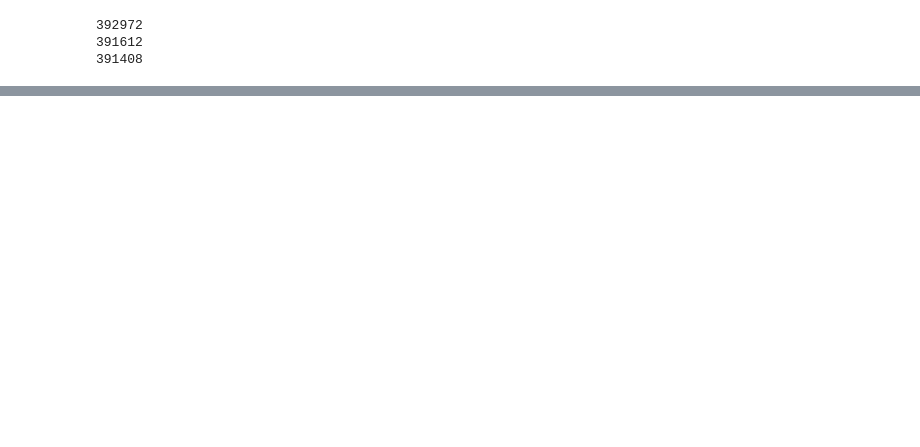
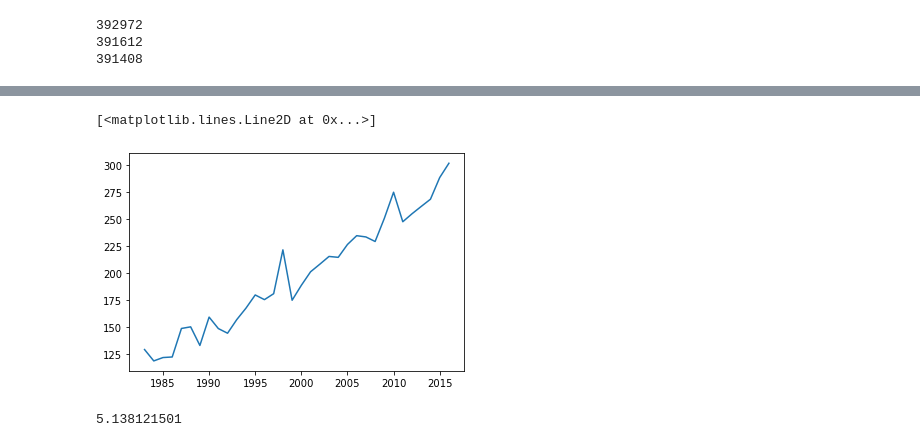
Before and after one commit to ecohydro/GlobalUrbanHeat, a Jupyter notebook: Notebooks/cpt_Fig1_Final.ipynb, the cells around one changed output, grey strips where cells are left out. Cells and saved outputs as stored; diff of their text form; code cells hidden in the pictures; blank space fills up the shorter version.

```diff
--- a/Notebooks/cpt_Fig1_Final.ipynb
+++ b/Notebooks/cpt_Fig1_Final.ipynb
@@ -146,0 +145,8 @@ plt.savefig(FIG_OUT+'FIG1.png', dpi = 300, bbox_inches='tight')
+# %%
+data = HI_STATS.groupby('year')['people_days'].sum() / scale
+years = list(data.index)
+# %%
+plt.plot(years, data)
+# %% [output]
+[<matplotlib.lines.Line2D at 0x...>]
+[figure, added]
@@ -146,0 +155,4 @@ plt.savefig(FIG_OUT+'FIG1.png', dpi = 300, bbox_inches='tight')
+# %%
+coef/10**9
+# %% [output]
+5.138121501
```
Also changed, not shown: parts of 5 cells of this notebook, 2 other files.
